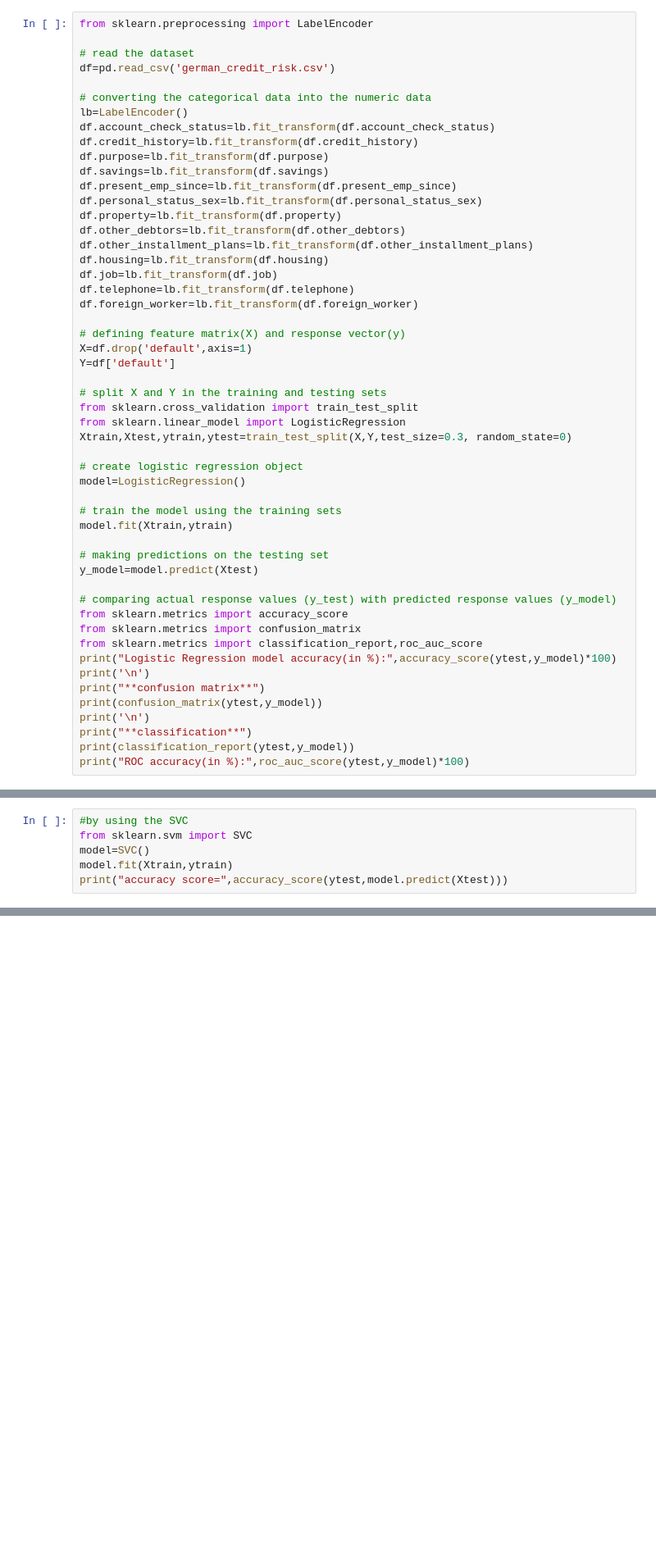
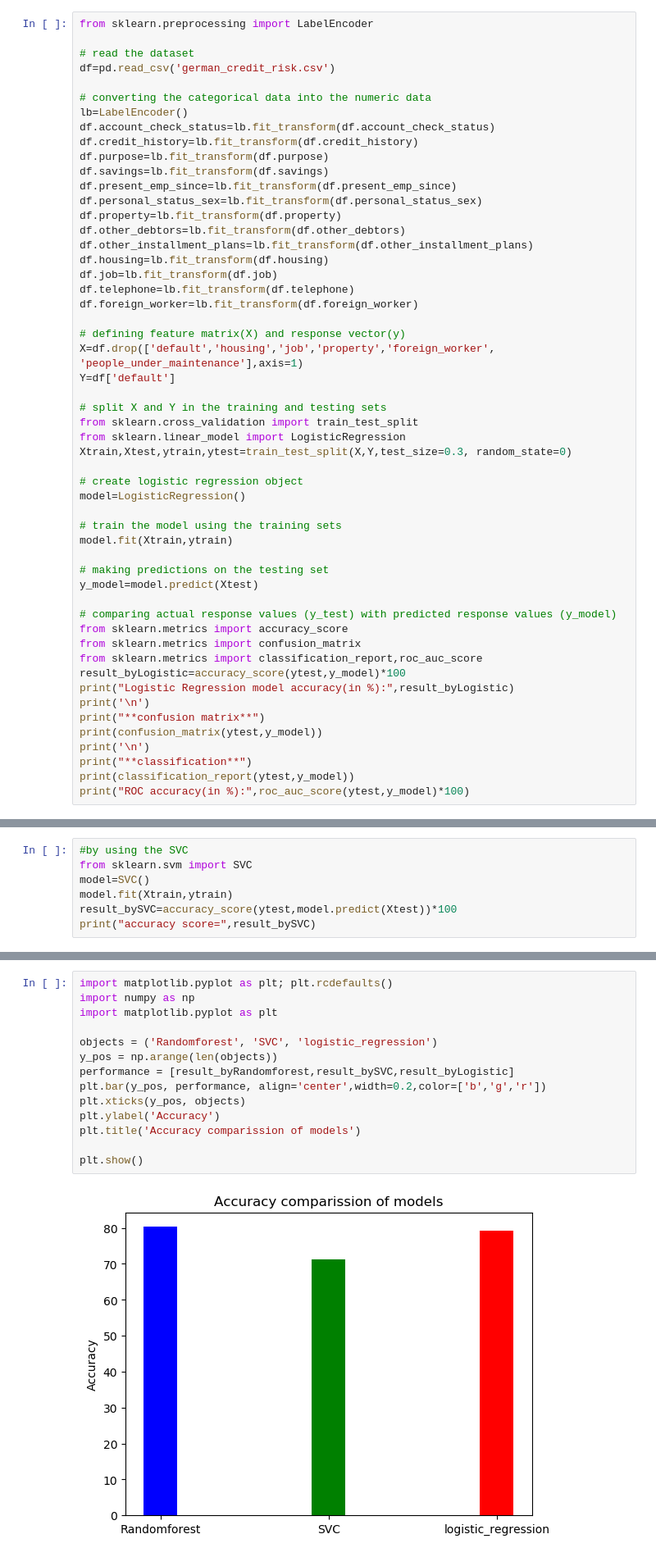
Before and after one commit to sachinkushwaha142/Gramener---Product-Team---Intern---ML, a Jupyter notebook: Gramener - Product Team - Intern - ML.ipynb, the cells around one changed output, grey strips where cells are left out. Shown at 82% size. Drawn from its saved outputs; the diff is of its cells as text; blank space fills up the shorter version.

```diff
--- a/Gramener - Product Team - Intern - ML.ipynb
+++ b/Gramener - Product Team - Intern - ML.ipynb
@@ -34,7 +34,7 @@ df.telephone=lb.fit_transform(df.telephone)
 df.foreign_worker=lb.fit_transform(df.foreign_worker)
 
 # defining feature matrix(X) and response vector(y)
-X=df.drop('default',axis=1)
+X=df.drop(['default','housing','job','property','foreign_worker', 'people_under_maintenance'],axis=1)
 Y=df['default']
 
 # split X and Y in the training and testing sets
@@ -55,7 +55,8 @@ y_model=model.predict(Xtest)
 from sklearn.metrics import accuracy_score
 from sklearn.metrics import confusion_matrix
 from sklearn.metrics import classification_report,roc_auc_score
-print("Logistic Regression model accuracy(in %):",accuracy_score(ytest,y_model)*100)
+result_byLogistic=accuracy_score(ytest,y_model)*100
+print("Logistic Regression model accuracy(in %):",result_byLogistic)
 print('\n')
 print("**confusion matrix**")
 print(confusion_matrix(ytest,y_model))
@@ -86,5 +87,6 @@ ROC accuracy(in %): 69.50119539230603
 from sklearn.svm import SVC
 model=SVC()
 model.fit(Xtrain,ytrain)
-print("accuracy score=",accuracy_score(ytest,model.predict(Xtest)))
+result_bySVC=accuracy_score(ytest,model.predict(Xtest))*100
+print("accuracy score=",result_bySVC)
 # %% [output]
@@ -107,0 +128,16 @@ Accuracy: 0.7766666666666666
+# %%
+import matplotlib.pyplot as plt; plt.rcdefaults()
+import numpy as np
+import matplotlib.pyplot as plt
+
+objects = ('Randomforest', 'SVC', 'logistic_regression')
+y_pos = np.arange(len(objects))
+performance = [result_byRandomforest,result_bySVC,result_byLogistic]
+plt.bar(y_pos, performance, align='center',width=0.2,color=['b','g','r'])
+plt.xticks(y_pos, objects)
+plt.ylabel('Accuracy')
+plt.title('Accuracy comparission of models')
+
+plt.show()
+# %% [output]
+[figure, added]
```
Also changed, not shown: parts of 4 cells of this notebook.
